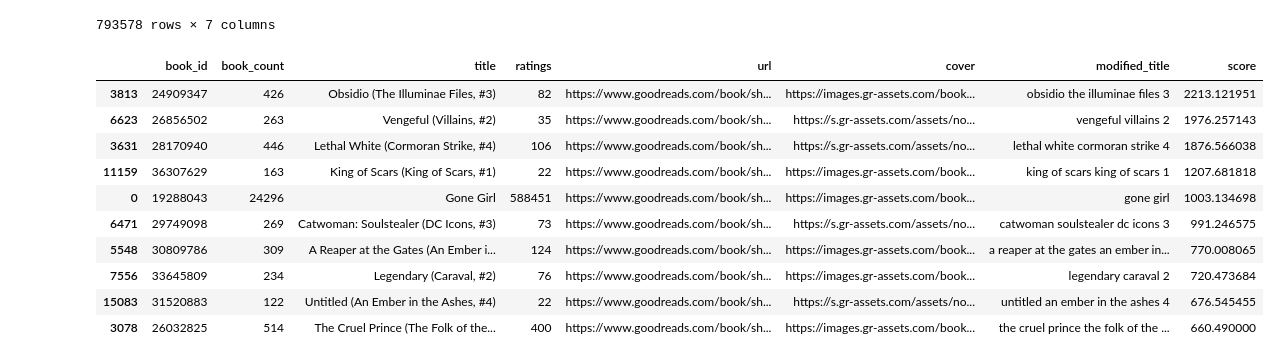
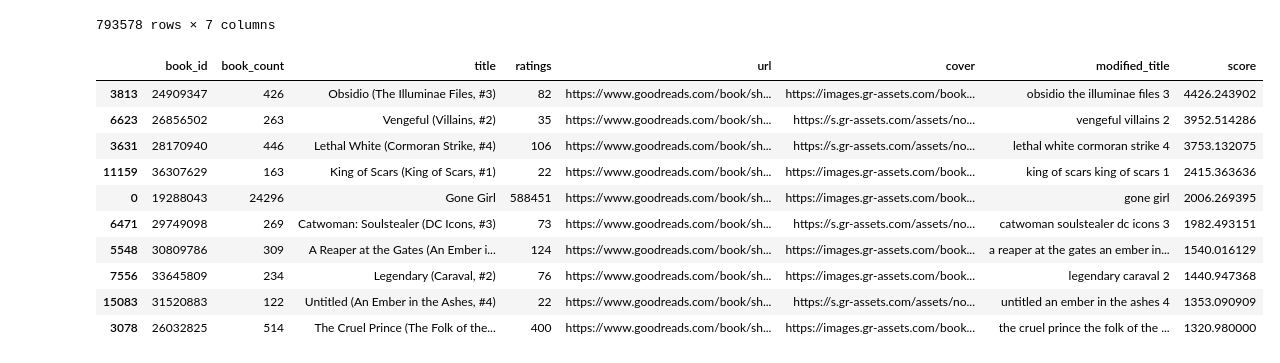
Before and after one commit to cis3296f22/book-recommendation-system, a Jupyter notebook: ratings.ipynb, the cells around one changed output. Drawn from its saved outputs; the diff is of its cells as text; code cells hidden in the pictures.

```diff
--- a/ratings.ipynb
+++ b/ratings.ipynb
@@ -4,15 +4,6 @@
 #liked_books = return_liked(liked_books)
 
 #display(liked_books)
-
-liked_books = ['12961964',
- '18887980',
- '18902634',
- '15769088',
- '19288043',
- '76847',
- '6457081',
- '29983711']
 # %%
 # This is user-based CF. Basically, we find a list of users who have liked similar books to the current user. Then we can make recommendations based on what other books these users liked.
 
@@ -121,20 +112,20 @@ all_recs
 | 793577 | 13547166 | 1 | Judge Dredd: Inferno | 39 | https://www.goodreads.com/book/sh... | https://images.gr-assets.com/book... | judge dredd inferno |
 793578 rows × 7 columns
 # %%
-all_recs["score"] = all_recs["book_count"] * (all_recs["book_count"] / all_recs["ratings"]) #penalizes popularity so that the recs arent always books with the most ratings
+all_recs["score"] = all_recs["book_count"] * (all_recs["book_count"] / all_recs["ratings"] * 2) #penalizes popularity so that the recs arent always books with the most ratings
 all_recs.sort_values("score", ascending=False).head(10)
 # %% [output]
 |  | book_id | book_count | title | ratings | url | cover | modified_title | score |
-| 3813 | 24909347 | 426 | Obsidio (The Illuminae Files, #3) | 82 | https://www.goodreads.com/book/sh... | https://images.gr-assets.com/book... | obsidio the illuminae files 3 | 2213.121951 |
-| 6623 | 26856502 | 263 | Vengeful (Villains, #2) | 35 | https://www.goodreads.com/book/sh... | https://s.gr-assets.com/assets/no... | vengeful villains 2 | 1976.257143 |
-| 3631 | 28170940 | 446 | Lethal White (Cormoran Strike, #4) | 106 | https://www.goodreads.com/book/sh... | https://s.gr-assets.com/assets/no... | lethal white cormoran strike 4 | 1876.566038 |
-| 11159 | 36307629 | 163 | King of Scars (King of Scars, #1) | 22 | https://www.goodreads.com/book/sh... | https://images.gr-assets.com/book... | king of scars king of scars 1 | 1207.681818 |
-| 0 | 19288043 | 24296 | Gone Girl | 588451 | https://www.goodreads.com/book/sh... | https://images.gr-assets.com/book... | gone girl | 1003.134698 |
-| 6471 | 29749098 | 269 | Catwoman: Soulstealer (DC Icons, #3) | 73 | https://www.goodreads.com/book/sh... | https://s.gr-assets.com/assets/no... | catwoman soulstealer dc icons 3 | 991.246575 |
-| 5548 | 30809786 | 309 | A Reaper at the Gates (An Ember i... | 124 | https://www.goodreads.com/book/sh... | https://images.gr-assets.com/book... | a reaper at the gates an ember in... | 770.008065 |
-| 7556 | 33645809 | 234 | Legendary (Caraval, #2) | 76 | https://www.goodreads.com/book/sh... | https://images.gr-assets.com/book... | legendary caraval 2 | 720.473684 |
-| 15083 | 31520883 | 122 | Untitled (An Ember in the Ashes, #4) | 22 | https://www.goodreads.com/book/sh... | https://s.gr-assets.com/assets/no... | untitled an ember in the ashes 4 | 676.545455 |
-| 3078 | 26032825 | 514 | The Cruel Prince (The Folk of the... | 400 | https://www.goodreads.com/book/sh... | https://images.gr-assets.com/book... | the cruel prince the folk of the ... | 660.490000 |
+| 3813 | 24909347 | 426 | Obsidio (The Illuminae Files, #3) | 82 | https://www.goodreads.com/book/sh... | https://images.gr-assets.com/book... | obsidio the illuminae files 3 | 4426.243902 |
+| 6623 | 26856502 | 263 | Vengeful (Villains, #2) | 35 | https://www.goodreads.com/book/sh... | https://s.gr-assets.com/assets/no... | vengeful villains 2 | 3952.514286 |
+| 3631 | 28170940 | 446 | Lethal White (Cormoran Strike, #4) | 106 | https://www.goodreads.com/book/sh... | https://s.gr-assets.com/assets/no... | lethal white cormoran strike 4 | 3753.132075 |
+| 11159 | 36307629 | 163 | King of Scars (King of Scars, #1) | 22 | https://www.goodreads.com/book/sh... | https://images.gr-assets.com/book... | king of scars king of scars 1 | 2415.363636 |
+| 0 | 19288043 | 24296 | Gone Girl | 588451 | https://www.goodreads.com/book/sh... | https://images.gr-assets.com/book... | gone girl | 2006.269395 |
+| 6471 | 29749098 | 269 | Catwoman: Soulstealer (DC Icons, #3) | 73 | https://www.goodreads.com/book/sh... | https://s.gr-assets.com/assets/no... | catwoman soulstealer dc icons 3 | 1982.493151 |
+| 5548 | 30809786 | 309 | A Reaper at the Gates (An Ember i... | 124 | https://www.goodreads.com/book/sh... | https://images.gr-assets.com/book... | a reaper at the gates an ember in... | 1540.016129 |
+| 7556 | 33645809 | 234 | Legendary (Caraval, #2) | 76 | https://www.goodreads.com/book/sh... | https://images.gr-assets.com/book... | legendary caraval 2 | 1440.947368 |
+| 15083 | 31520883 | 122 | Untitled (An Ember in the Ashes, #4) | 22 | https://www.goodreads.com/book/sh... | https://s.gr-assets.com/assets/no... | untitled an ember in the ashes 4 | 1353.090909 |
+| 3078 | 26032825 | 514 | The Cruel Prince (The Folk of the... | 400 | https://www.goodreads.com/book/sh... | https://images.gr-assets.com/book... | the cruel prince the folk of the ... | 1320.980000 |
 # %%
 popular_recs = all_recs[all_recs["book_count"] > 75].sort_values("score", ascending=False)
 # %%
```
Also changed, not shown: 2 other files.
